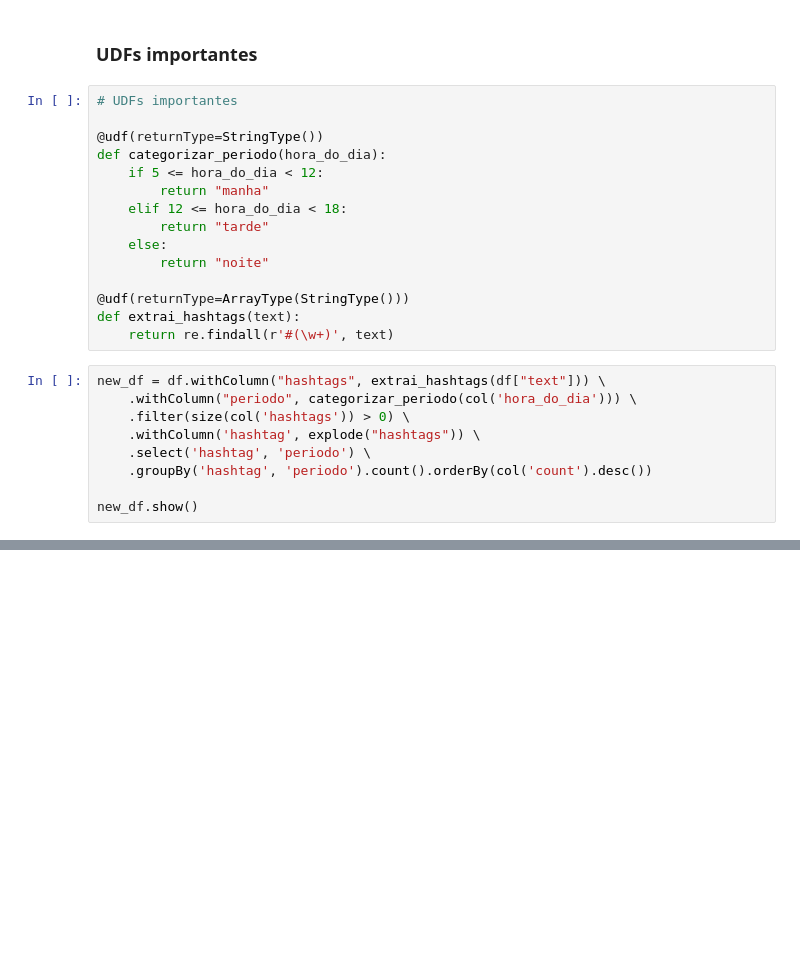
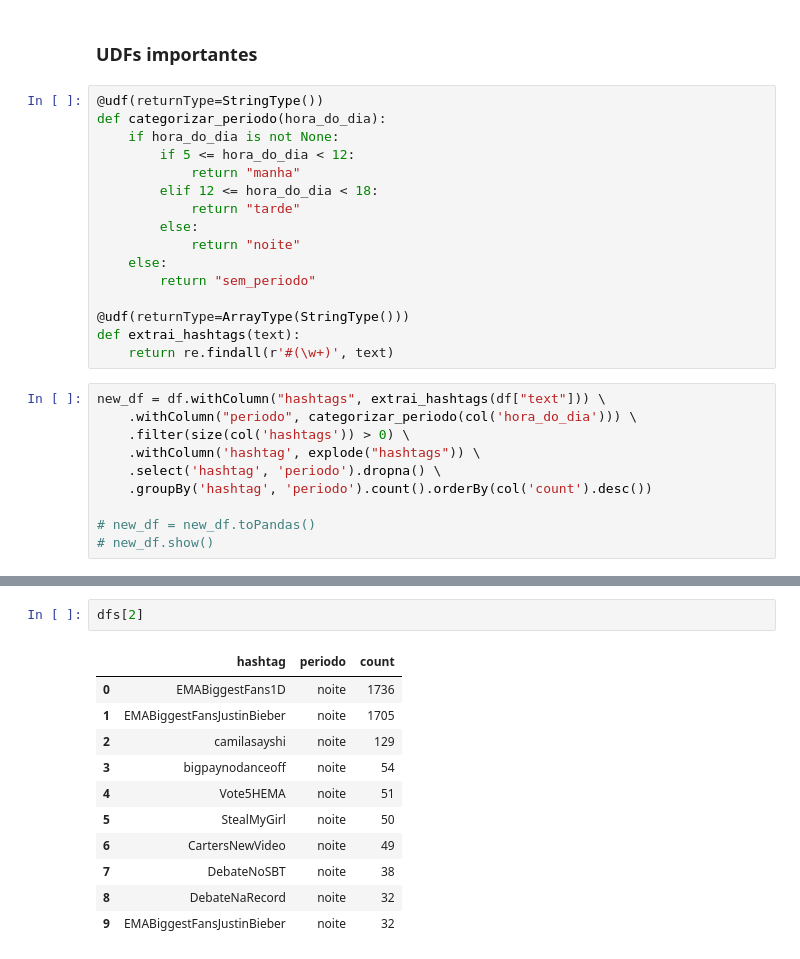
Before and after one commit to thomz2/big-data-spark, a Jupyter notebook: analysis/election_campaign/hashtags_and_tweets.ipynb, the cells around one changed output, grey strips where cells are left out. Saved outputs shown, nothing was run; the diff lists cells and outputs as text; blank space fills up the shorter version.

```diff
--- a/analysis/election_campaign/hashtags_and_tweets.ipynb
+++ b/analysis/election_campaign/hashtags_and_tweets.ipynb
@@ -97,16 +117,17 @@ only showing top 20 rows
 # %% [markdown]
 ### UDFs importantes
 # %%
-# UDFs importantes
-
 @udf(returnType=StringType())
 def categorizar_periodo(hora_do_dia):
-    if 5 <= hora_do_dia < 12:
-        return "manha"
-    elif 12 <= hora_do_dia < 18:
-        return "tarde"
+    if hora_do_dia is not None:
+        if 5 <= hora_do_dia < 12:
+            return "manha"
+        elif 12 <= hora_do_dia < 18:
+            return "tarde"
+        else:
+            return "noite"
     else:
-        return "noite"
+        return "sem_periodo"
 
 @udf(returnType=ArrayType(StringType()))
 def extrai_hashtags(text):
@@ -116,7 +137,8 @@ new_df = df.withColumn("hashtags", extrai_hashtags(df["text"])) \
     .withColumn("periodo", categorizar_periodo(col('hora_do_dia'))) \
     .filter(size(col('hashtags')) > 0) \
     .withColumn('hashtag', explode("hashtags")) \
-    .select('hashtag', 'periodo') \
+    .select('hashtag', 'periodo').dropna() \
     .groupBy('hashtag', 'periodo').count().orderBy(col('count').desc())
 
-new_df.show()
+# new_df = new_df.toPandas()
+# new_df.show()
@@ -140,0 +167,14 @@ only showing top 20 rows
+# %%
+dfs[2]
+# %% [output]
+|  | hashtag | periodo | count |
+| 0 | EMABiggestFans1D | noite | 1736 |
+| 1 | EMABiggestFansJustinBieber | noite | 1705 |
+| 2 | camilasayshi | noite | 129 |
+| 3 | bigpaynodanceoff | noite | 54 |
+| 4 | Vote5HEMA | noite | 51 |
+| 5 | StealMyGirl | noite | 50 |
+| 6 | CartersNewVideo | noite | 49 |
+| 7 | DebateNoSBT | noite | 38 |
+| 8 | DebateNaRecord | noite | 32 |
+| 9 | EМABiggestFansJustinBieber | noite | 32 |
```
Also changed, not shown: parts of 6 cells of this notebook, 3 other files.
